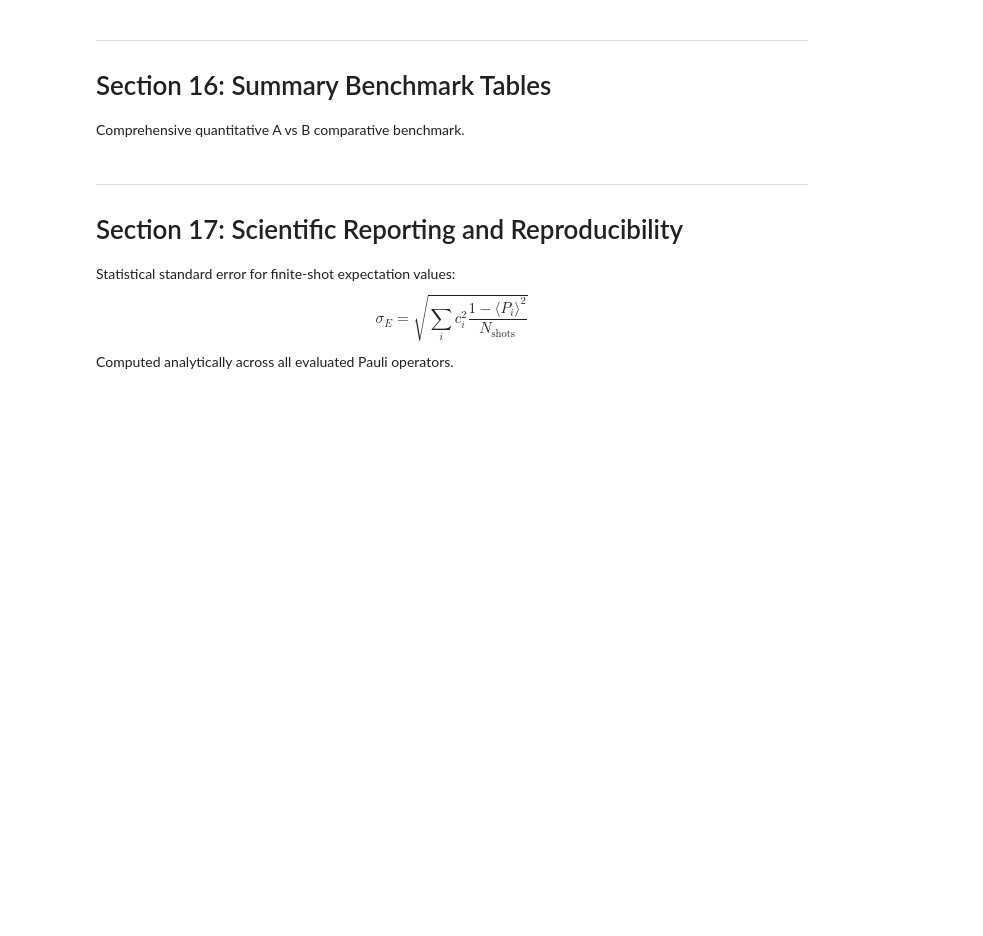
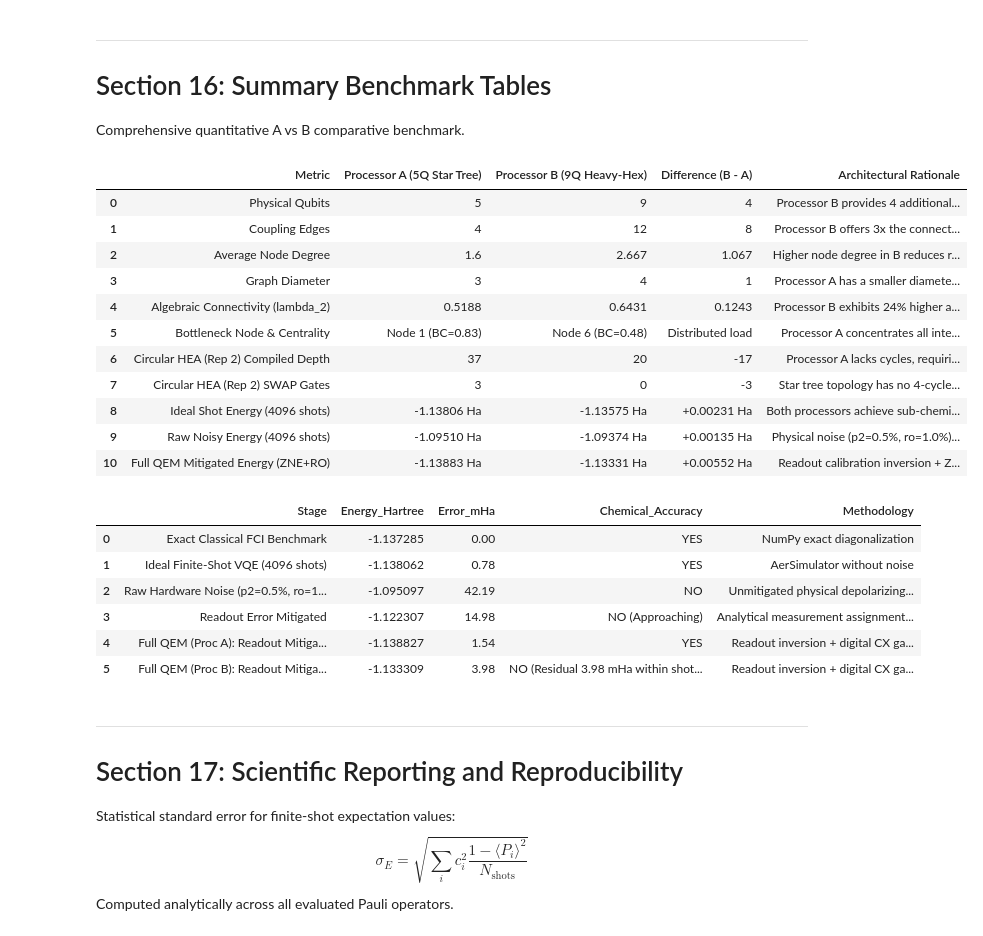
Before and after one commit to uzuhiko06/qff-2026-c1-h2-vqe, a Jupyter notebook: main.ipynb, the cells around one changed output. Cells and saved outputs as stored; diff of their text form; code cells hidden in the pictures; blank space fills up the shorter version.

```diff
--- a/main.ipynb
+++ b/main.ipynb
@@ -278,11 +333,31 @@ print(f"Chemical Accuracy Achieved under noise? {'YES' if err_zne_A <= 0.001594
 # Section 16: Summary Benchmark Tables
 Comprehensive quantitative A vs B comparative benchmark.
 # %%
-df_compare = pd.read_csv("results/tables/final_comparison.csv")
+df_compare = pd.read_csv("results/tables/AB_comparison.csv")
 display(df_compare)
 
 df_qem = pd.read_csv("results/tables/error_mitigation_benchmark.csv")
 display(df_qem)
+# %% [output]
+|  | Metric | Processor A (5Q Star Tree) | Processor B (9Q Heavy-Hex) | Difference (B - A) | Architectural Rationale |
+| 0 | Physical Qubits | 5 | 9 | 4 | Processor B provides 4 additional... |
+| 1 | Coupling Edges | 4 | 12 | 8 | Processor B offers 3x the connect... |
+| 2 | Average Node Degree | 1.6 | 2.667 | 1.067 | Higher node degree in B reduces r... |
+| 3 | Graph Diameter | 3 | 4 | 1 | Processor A has a smaller diamete... |
+| 4 | Algebraic Connectivity (lambda_2) | 0.5188 | 0.6431 | 0.1243 | Processor B exhibits 24% higher a... |
+| 5 | Bottleneck Node & Centrality | Node 1 (BC=0.83) | Node 6 (BC=0.48) | Distributed load | Processor A concentrates all inte... |
+| 6 | Circular HEA (Rep 2) Compiled Depth | 37 | 20 | -17 | Processor A lacks cycles, requiri... |
+| 7 | Circular HEA (Rep 2) SWAP Gates | 3 | 0 | -3 | Star tree topology has no 4-cycle... |
+| 8 | Ideal Shot Energy (4096 shots) | -1.13806 Ha | -1.13575 Ha | +0.00231 Ha | Both processors achieve sub-chemi... |
+| 9 | Raw Noisy Energy (4096 shots) | -1.09510 Ha | -1.09374 Ha | +0.00135 Ha | Physical noise (p2=0.5%, ro=1.0%)... |
+| 10 | Full QEM Mitigated Energy (ZNE+RO) | -1.13883 Ha | -1.13331 Ha | +0.00552 Ha | Readout calibration inversion + Z... |
+|  | Stage | Energy_Hartree | Error_mHa | Chemical_Accuracy | Methodology |
+| 0 | Exact Classical FCI Benchmark | -1.137285 | 0.00 | YES | NumPy exact diagonalization |
+| 1 | Ideal Finite-Shot VQE (4096 shots) | -1.138062 | 0.78 | YES | AerSimulator without noise |
+| 2 | Raw Hardware Noise (p2=0.5%, ro=1... | -1.095097 | 42.19 | NO | Unmitigated physical depolarizing... |
+| 3 | Readout Error Mitigated | -1.122307 | 14.98 | NO (Approaching) | Analytical measurement assignment... |
+| 4 | Full QEM (Proc A): Readout Mitiga... | -1.138827 | 1.54 | YES | Readout inversion + digital CX ga... |
+| 5 | Full QEM (Proc B): Readout Mitiga... | -1.133309 | 3.98 | NO (Residual 3.98 mHa within shot... | Readout inversion + digital CX ga... |
 # %% [markdown]
 ---
 # Section 17: Scientific Reporting and Reproducibility
```
Also changed, not shown: parts of 12 cells of this notebook, 15 other files.
